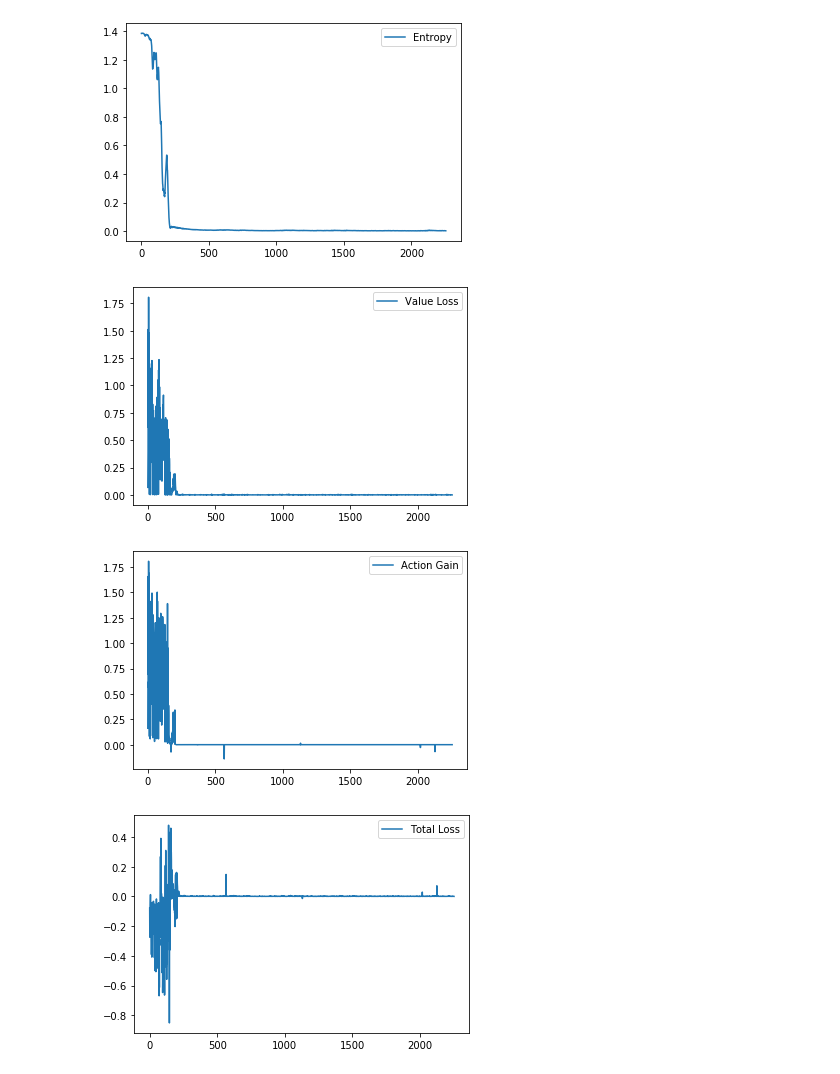
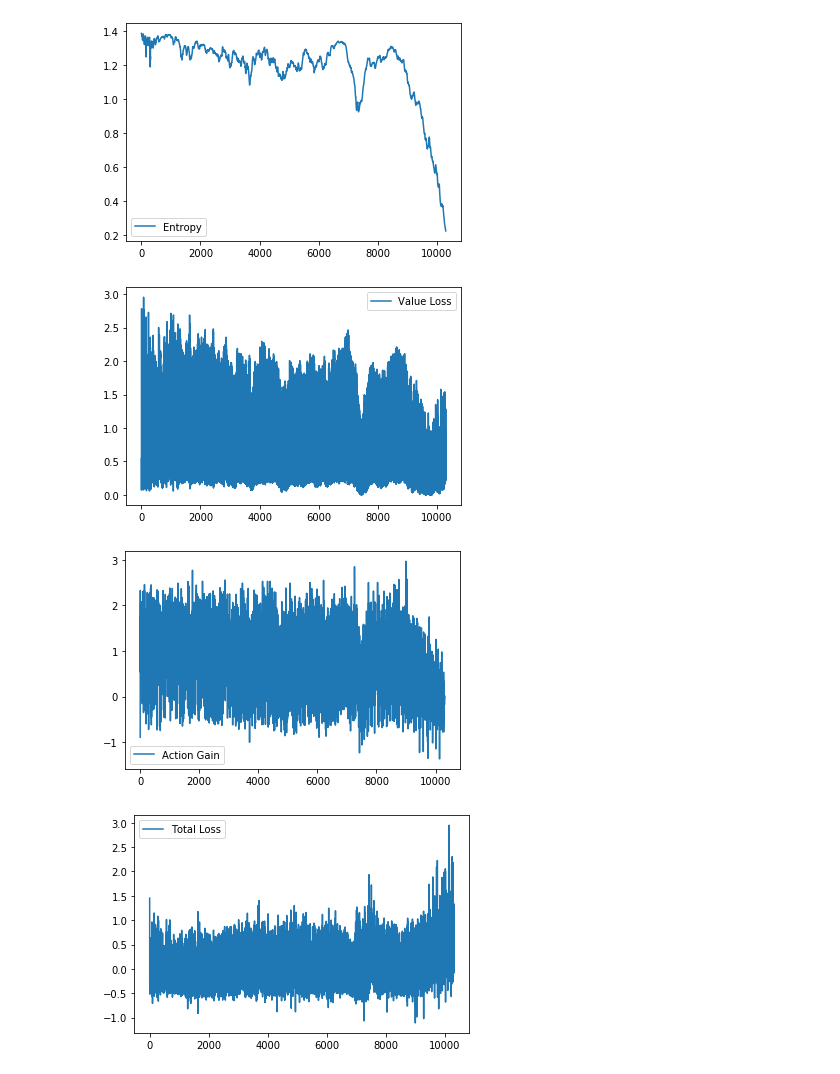
Before and after one commit to jackdawe/MBP, a Jupyter notebook: notebooks/A2C data plotting.ipynb, the cells around one changed output. Cells and saved outputs as stored; diff of their text form; code cells hidden in the pictures.

```diff
--- a/notebooks/A2C data plotting.ipynb
+++ b/notebooks/A2C data plotting.ipynb
@@ -19,17 +19,17 @@ def plotData(data,datalabel):
 # %%
 entropy = loadData("../Entropy")
 plotData(entropy,"Entropy")
 valueLoss = loadData("../ValueLoss")
 plotData(valueLoss,"Value Loss")
 actionGain = loadData("../ActionGain")
 plotData(actionGain,"Action Gain")
 totalLoss = loadData("../TotalLoss")
 plotData(totalLoss, "Total Loss")
-avReward = loadData("../GridWorld/Map2_8/Rewards/A2C")
+avReward = loadData("../GridWorld/MapTest/Rewards/A2C")
 avReward = [np.mean(avReward[0:i+1]) for i in range(len(avReward))]
 plotData(avReward,"Average Reward")
 # %% [output]
-[figure, old version]
+[figure, new version]
-[figure, old version]
+[figure, new version]
-[figure, old version]
+[figure, new version]
-[figure, old version]
+[figure, new version]
```
Also changed, not shown: parts of 1 cell of this notebook, 22 other files.
